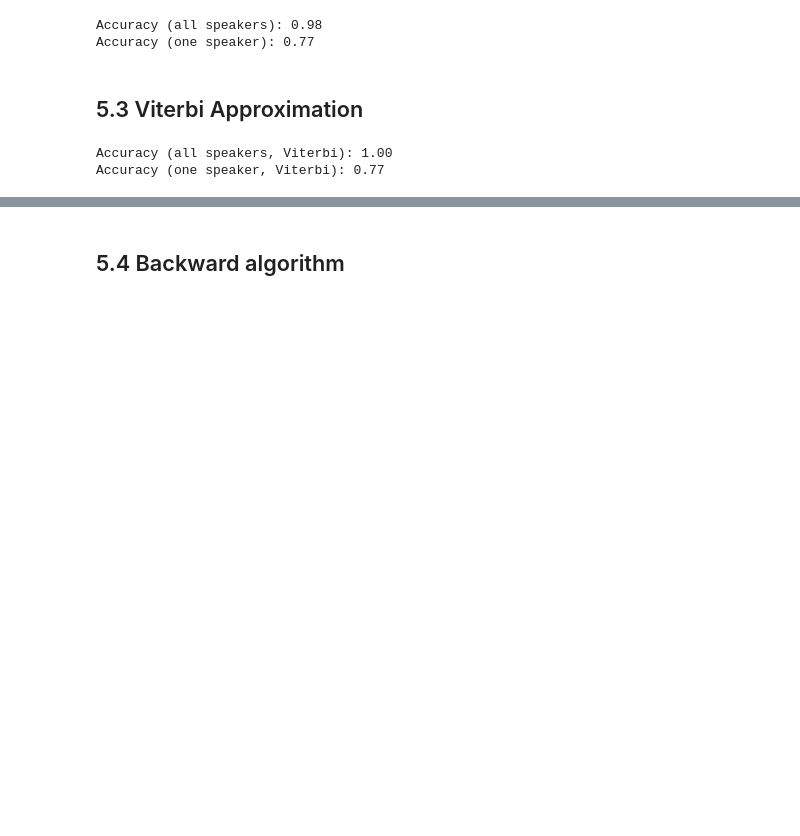
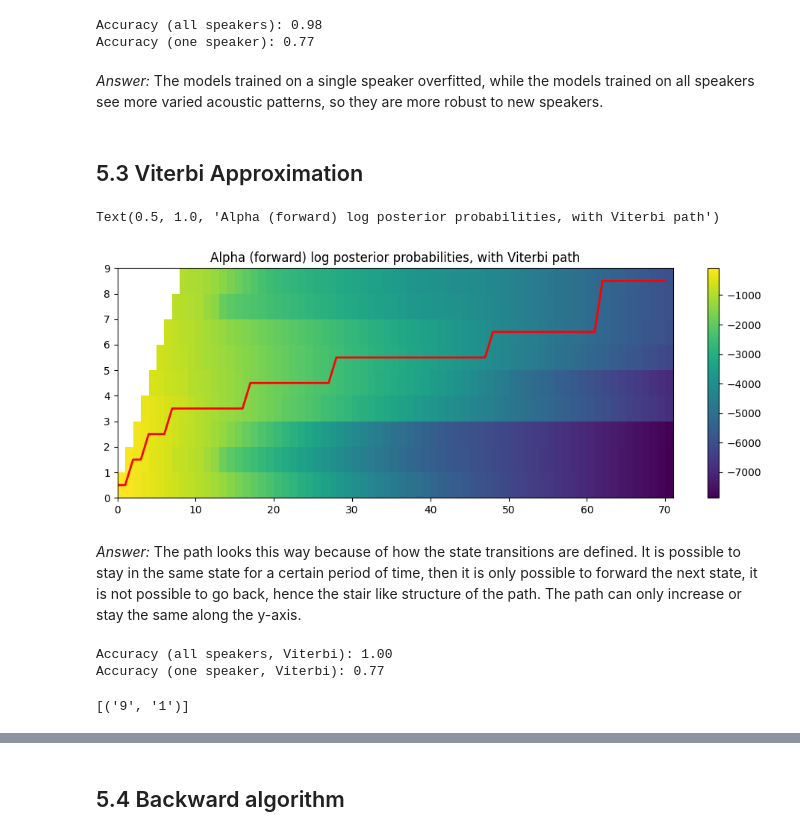
Before and after one commit to celdot/Speech_Speaker_Recognition, a Jupyter notebook: Assignements/lab2/lab2.ipynb, the cells around one changed output, grey strips where cells are left out. Drawn from its saved outputs; the diff is of its cells as text; code cells hidden in the pictures; blank space fills up the shorter version.

```diff
--- a/Assignements/lab2/lab2.ipynb
+++ b/Assignements/lab2/lab2.ipynb
@@ -160,11 +195,24 @@ print(f"Accuracy (one speaker): {acc_one:.2f}")
 # %% [output]
 Accuracy (all speakers): 0.98
 Accuracy (one speaker): 0.77
+# %% [markdown]
+*Answer:* The models trained on a single speaker overfitted, while the models trained on all speakers see more varied acoustic patterns, so they are more robust to new speakers.
 # %% [markdown]
 ## 5.3 Viterbi Approximation
 # %%
 log_V, viterbi_path = viterbi(obsloglik, np.log(wordHMMs_one['o']['startprob'])[:-1], np.log(wordHMMs_one['o']['transmat'][:-1, :-1]), forceFinalState=True)
 assert np.allclose(log_V, example['vloglik'])
+# %%
+plt.figure(figsize=(12, 4))
+plt.pcolormesh(log_alpha.T)
+plt.colorbar()
+plt.plot(viterbi_path+0.5, 'r', lw=2)
+plt.title("Alpha (forward) log posterior probabilities, with Viterbi path")
+# %% [output]
+Text(0.5, 1.0, 'Alpha (forward) log posterior probabilities, with Viterbi path')
+[figure, added]
+# %% [markdown]
+*Answer:* The path looks this way because of how the state transitions are defined. It is possible to stay in the same state for a certain period of time, then it is only possible to forward the next state, it is not possible to go back, hence the stair like structure of the path. The path can only increase or stay the same along the y-axis.
 # %%
 def score_utterrances_viterbi(data, wordHMMs):
     """
@@ -192,3 +240,7 @@ print(f"Accuracy (one speaker, Viterbi): {acc_one_viterbi:.2f}")
 # %% [output]
 Accuracy (all speakers, Viterbi): 1.00
 Accuracy (one speaker, Viterbi): 0.77
+# %%
+defects_max_lik_all
+# %% [output]
+[('9', '1')]
```
Also changed, not shown: parts of 33 cells of this notebook, 1 other file.
